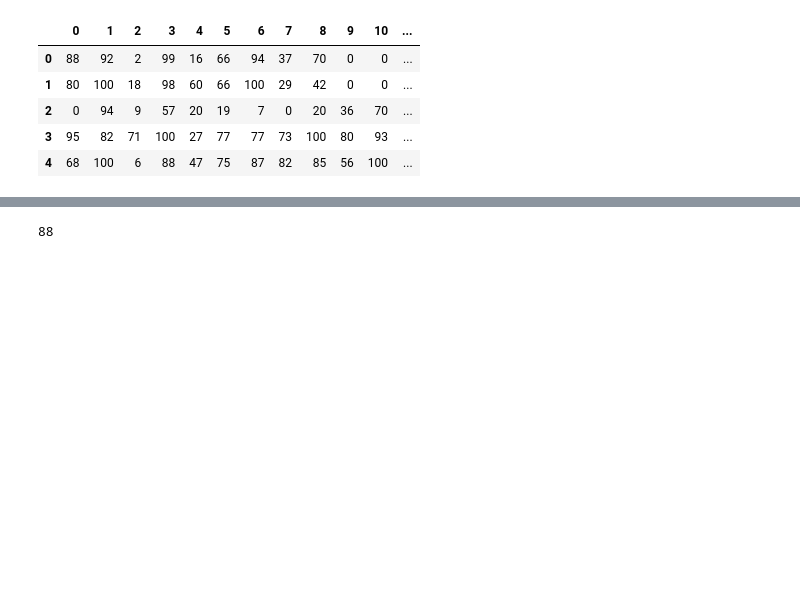
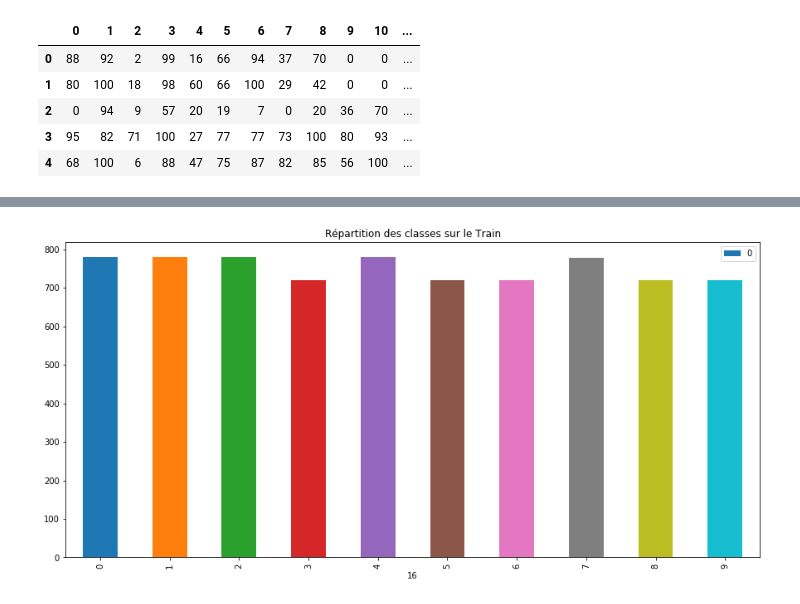
Before and after one commit to ImadMebrouk/Pendigits, a Jupyter notebook: pendigits.ipynb, the cells around one changed output, grey strips where cells are left out. Saved outputs shown, nothing was run; the diff lists cells and outputs as text; code cells hidden in the pictures; blank space fills up the shorter version.

```diff
--- a/pendigits.ipynb
+++ b/pendigits.ipynb
@@ -50,6 +132,12 @@ df_test.head()
+# %%
+
+fig, ax = plt.subplots(figsize=(15,7))
+
+
+title= 'Répartition des classes sur le Train'
+df_train.groupby([16]).count()[0].plot(kind = 'bar', ax=ax, legend = True, title = title)
+plt.show()
+# %% [output]
+[figure, added]
 # %%
 test = df_test.head()
-# %%
-test.iloc[0][0]
-# %% [output]
-88
```
Also changed, not shown: parts of 66 cells of this notebook.
